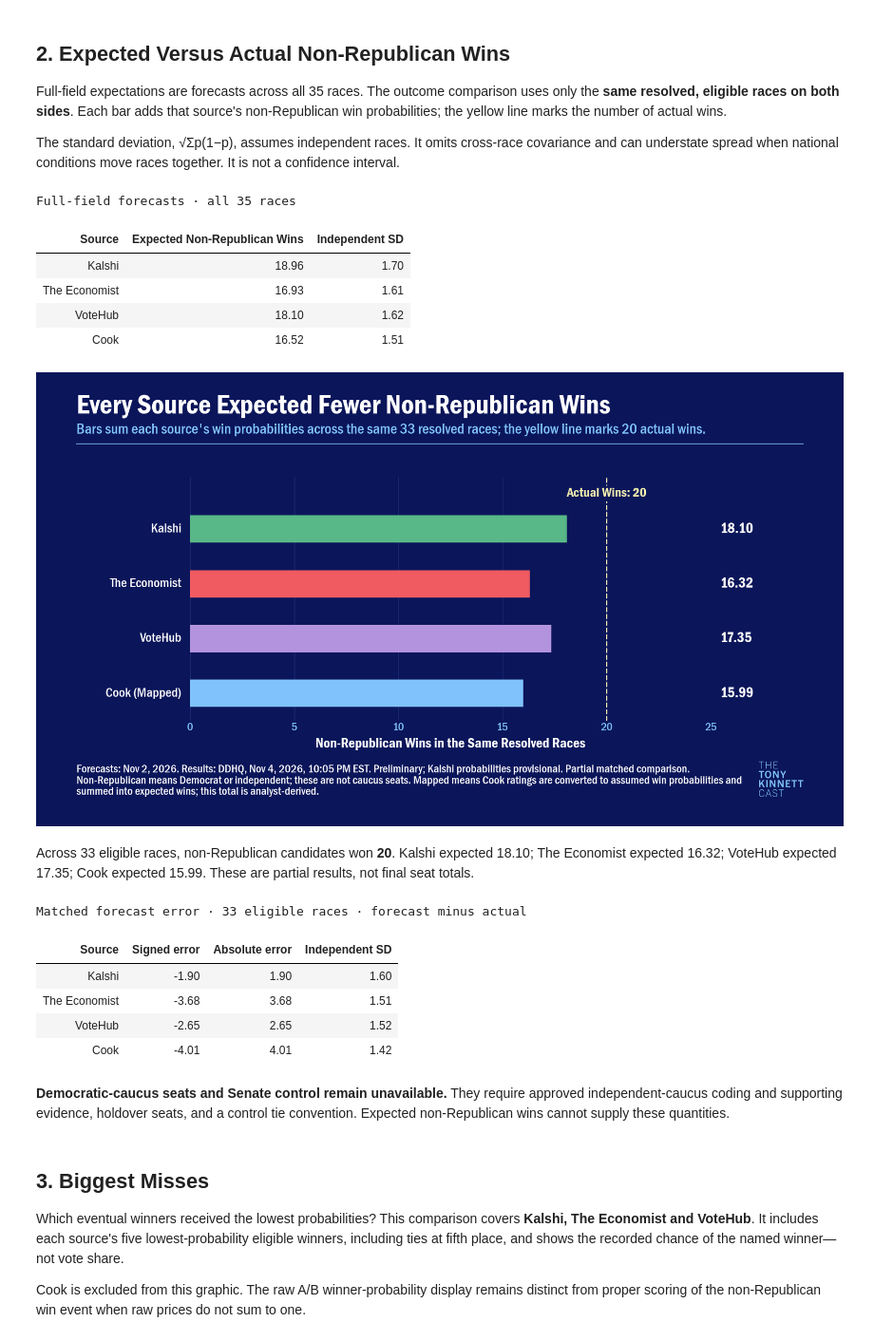
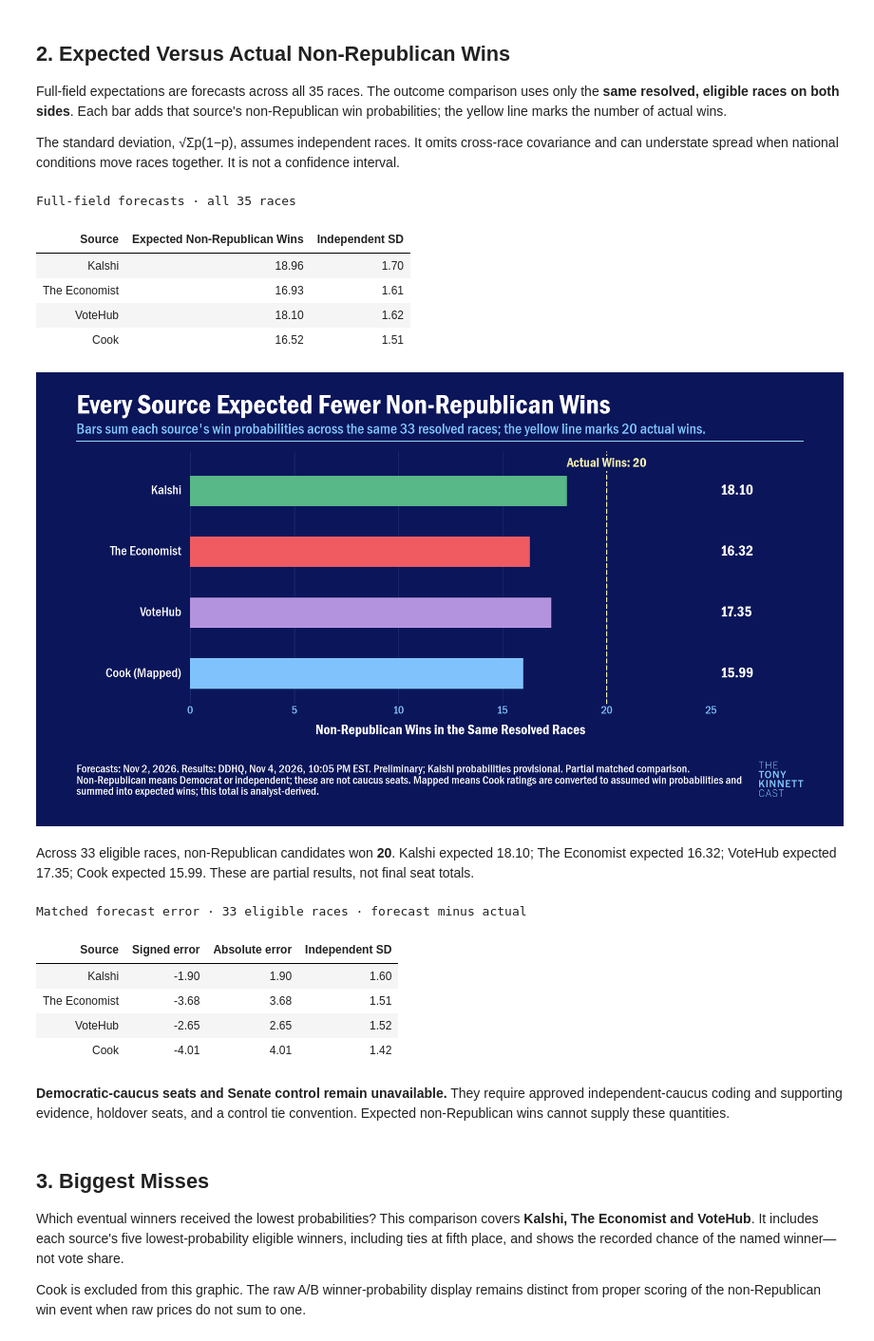
Before and after one commit to Daniel-Elmore/election-2026-markets-vs-forecasts, a Jupyter notebook: notebooks/01_congress_scorecard.ipynb, the cells around one changed output. Shown at 95% size. Drawn from its saved outputs; the diff is of its cells as text; code cells hidden in the pictures.

Commit message:
Add forecast accuracy analysis and refine published graphics

```diff
--- a/notebooks/01_congress_scorecard.ipynb
+++ b/notebooks/01_congress_scorecard.ipynb
@@ -105,6 +105,7 @@ def rule(cv, y, left=0, right=1, color='#2A3A86', width=1):
     ))
 
 def export_chart(cv, name, frame):
+    assert '\n' not in cv.fig.texts[1].get_text(), 'Subtitle must fit on one line'
     paths = save_chart(cv, name, out_dir=ctx.figures_dir, scratch_dir=scratch)
     lint = lint_chart(cv, paths['png'])
     (scratch / f'{name}.lint.json').write_text(json.dumps(lint, indent=2), encoding='utf-8')
@@ -115,7 +116,7 @@ def export_chart(cv, name, frame):
             axes_details.append({
                 'xlabel': ax.get_xlabel(),
                 'labelpad_points': ax.xaxis.labelpad,
-                'expected_labelpad_points': 4 + 8 * cv.scale * 0.72,
+                'expected_labelpad_points': 4 + 16 * cv.scale * 0.72,
             })
     layout_checks.setdefault(name, {})['x_axes'] = axes_details
     (scratch / f'{name}.layout.json').write_text(
@@ -123,7 +124,7 @@ def export_chart(cv, name, frame):
         encoding='utf-8',
     )
     save_table(frame, f'plot_{name}')
-    figure_records.append({'image': f'{name}.png', 'data': f'plot_{name}.csv', 'lint_passed': True})
+    figure_records.append({'image': f'{name}.png', 'data': f'plot_{name}.csv', 'lint_passed': True, 'title': ' '.join(cv.fig.texts[0].get_text().split()), 'subtitle': cv.fig.texts[1].get_text()})
     display(Image(data=paths['png'].read_bytes(), width=960))
     cv.fig.clear()
 say('**SYNTHETIC SOFTWARE FIXTURE — invented outcomes, not election findings.**' if synthetic else '**Preliminary results.** Only verified DDHQ calls are used for outcome comparisons.')
@@ -137,6 +138,12 @@ save_table(
     ].reset_index(),
     'excluded_senate',
 )
+
+def measured_width(cv, value, size, role='body'):
+    artist = cv.fig.text(0, 0, value, fontproperties=cv.fp(role), fontsize=size)
+    width = artist.get_window_extent(cv.fig.canvas.get_renderer()).width
+    artist.remove()
+    return width
 # %% [output]
 **Preliminary results.** Only verified DDHQ calls are used for outcome comparisons.
 **Forecasts:** November 2, 2026. **Senate capture:** Nov 4, 2026, 10:05 PM EST. **House capture:** Nov 4, 2026, 10:20 PM EST. **Snapshot:** `ddhq-20261104-222052-est`.
@@ -270,7 +274,7 @@ if common_counts and expectations.eligible.gt(0).all():
         source=footer(f"{('Partial' if n < len(senate) else 'Complete')} matched comparison. Non-Republican means Democrat or independent; these are not caucus seats. Mapped means Cook ratings are converted to assumed win probabilities and summed into expected wins; this total is analyst-derived."),
     )
     limit = 5 * int(np.ceil(max(actual, expectations.eligible_expected.max()) / 5) + 1)
-    ax = cv.axes(left_pad=270, right_pad=220, bottom_pad=65, top_pad=55)
+    ax = cv.axes(left_pad=270, right_pad=220, bottom_pad=105, top_pad=0)
     bars = ax.barh(np.arange(len(expectations)), expectations.eligible_expected, height=0.5, color=[colors[SOURCES[source][1]] for source in expectations.source])
     np.testing.assert_allclose([bar.get_width() for bar in bars], expectations.eligible_expected)
     for i, row in enumerate(expectations.itertuples()):
@@ -299,7 +303,7 @@ if common_counts and expectations.eligible.gt(0).all():
     ax.axvline(actual, color=GOLD, linewidth=2.2, linestyle='--')
     ax.annotate(
         f'Actual Wins: {actual}',
-        (actual, -0.65),
+        (actual, -0.45),
         ha='center',
         va='center',
         color=GOLD,
@@ -309,12 +313,11 @@ if common_counts and expectations.eligible.gt(0).all():
     )
     ax.set(
         xlim=(0, limit),
-        ylim=(3.5, -0.95),
+        ylim=(3.5, -0.65),
         yticks=[],
         xticks=np.arange(0, limit + 1, 5),
         xlabel='Non-Republican Wins in the Same Resolved Races',
     )
-    ax.xaxis.labelpad += 8 * cv.scale * 0.72
     ax.xaxis.grid(True, color='#2A3A86')
     ax.set_axisbelow(True)
     export_chart(
@@ -322,34 +325,34 @@ if common_counts and expectations.eligible.gt(0).all():
         '02-expected-wins',
         expectations[['source', 'eligible_expected', 'eligible_actual', 'eligible']],
     )
     say(f'Across {n} eligible races, non-Republican candidates won **{actual}**. ' + '; '.join((f'{display_names[r.source]} expected {r.eligible_expected:.2f}' for r in expectations.itertuples())) + ('. These are partial results, not final seat totals.' if n < len(senate) else '. This is the complete selected field.'))
     view = expectations[['source', 'signed_error', 'absolute_error', 'eligible_independent_sd']].copy()
     view.source = view.source.map(display_names)
     present(
         f'Matched forecast error · {n} eligible races · forecast minus actual',
         view.rename(columns={
             'source': 'Source',
             'signed_error': 'Signed error',
             'absolute_error': 'Absolute error',
             'eligible_independent_sd': 'Independent SD',
         }),
     )
 else:
     say('The matched outcome comparison is unavailable without eligible races shared by the sources.')
 caucus_rows = []
 for source, (column, _) in SOURCES.items():
     result = record(f'caucus/{source}', senate_caucus_seats(data, column))
     caucus_rows.append({'source': source, 'status': result.status, 'value': result.value})
 save_table(pd.DataFrame(caucus_rows), 'caucus_gate')
 say('**Democratic-caucus seats and Senate control remain unavailable.** They require approved independent-caucus coding and supporting evidence, holdover seats, and a control tie convention. Expected non-Republican wins cannot supply these quantities.')
 # %% [output]
 Full-field forecasts · all 35 races
 | Source | Expected Non-Republican Wins | Independent SD |
 | Kalshi | 18.96 | 1.70 |
 | The Economist | 16.93 | 1.61 |
 | VoteHub | 18.10 | 1.62 |
 | Cook | 16.52 | 1.51 |
-[figure, old version]
+[figure, new version]
 Across 33 eligible races, non-Republican candidates won **20**. Kalshi expected 18.10; The Economist expected 16.32; VoteHub expected 17.35; Cook expected 15.99. These are partial results, not final seat totals.
 Matched forecast error · 33 eligible races · forecast minus actual
 | Source | Signed error | Absolute error | Independent SD |
```
Also changed, not shown: parts of 4 cells of this notebook, 36 other files.
